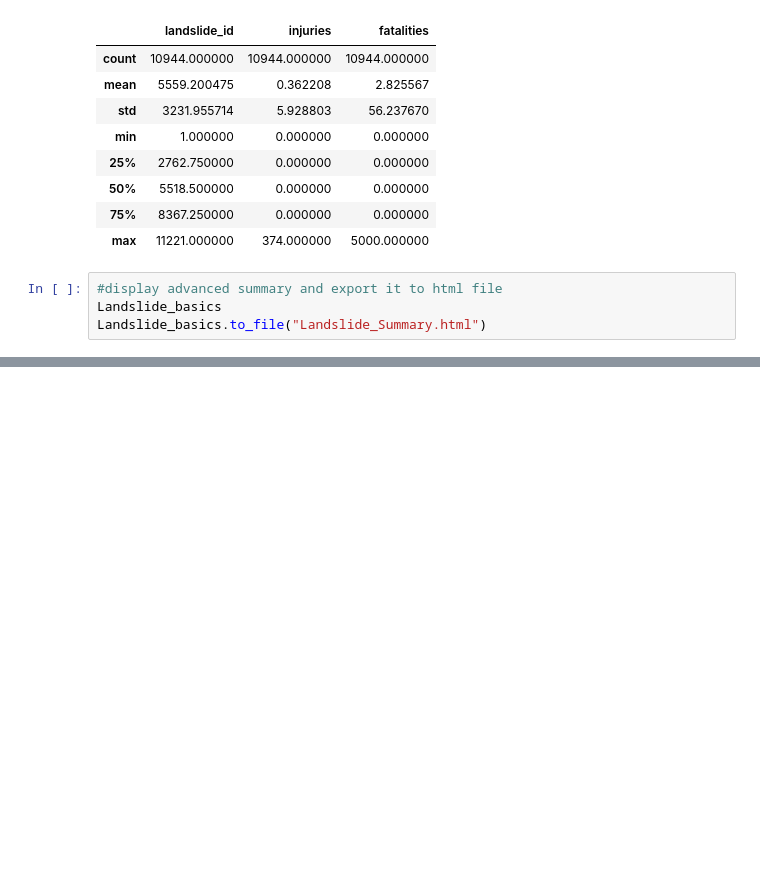
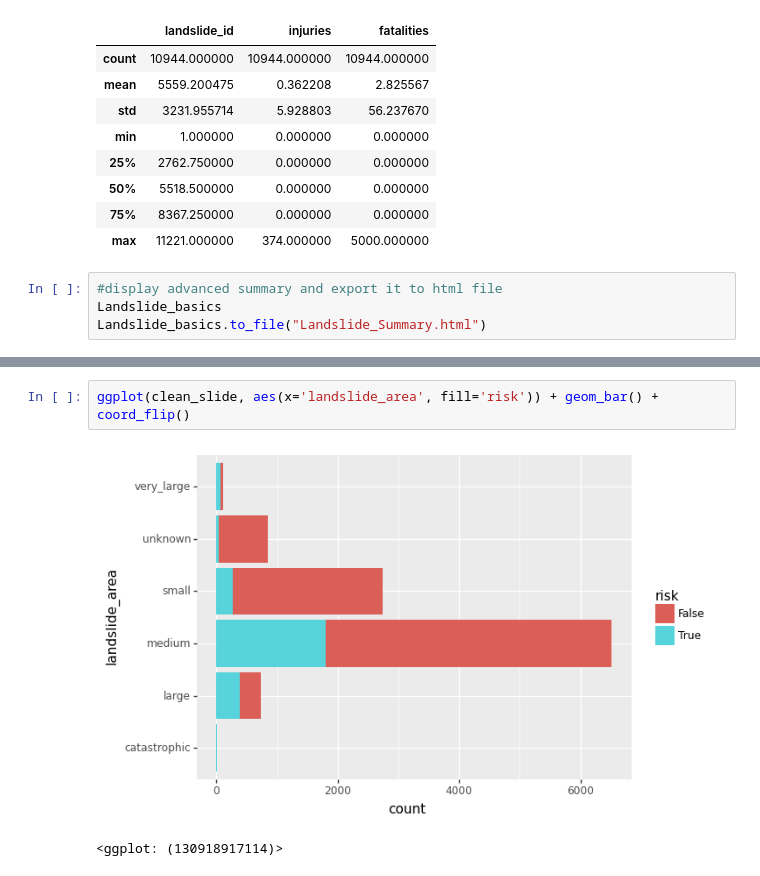
Before and after one commit to shupersap/Global_Landslide, a Jupyter notebook: 2_exploration/EDA.ipynb, the cells around one changed output, grey strips where cells are left out. Cells and saved outputs as stored; diff of their text form; blank space fills up the shorter version.

```diff
--- a/2_exploration/EDA.ipynb
+++ b/2_exploration/EDA.ipynb
@@ -68,0 +116,5 @@ Landslide_basics.to_file("Landslide_Summary.html")
+# %%
+ggplot(clean_slide, aes(x='landslide_area', fill='risk')) + geom_bar() + coord_flip()
+# %% [output]
+[figure, added]
+<ggplot: (130918917114)>
```
Also changed, not shown: parts of 10 cells of this notebook, 1 other file.
